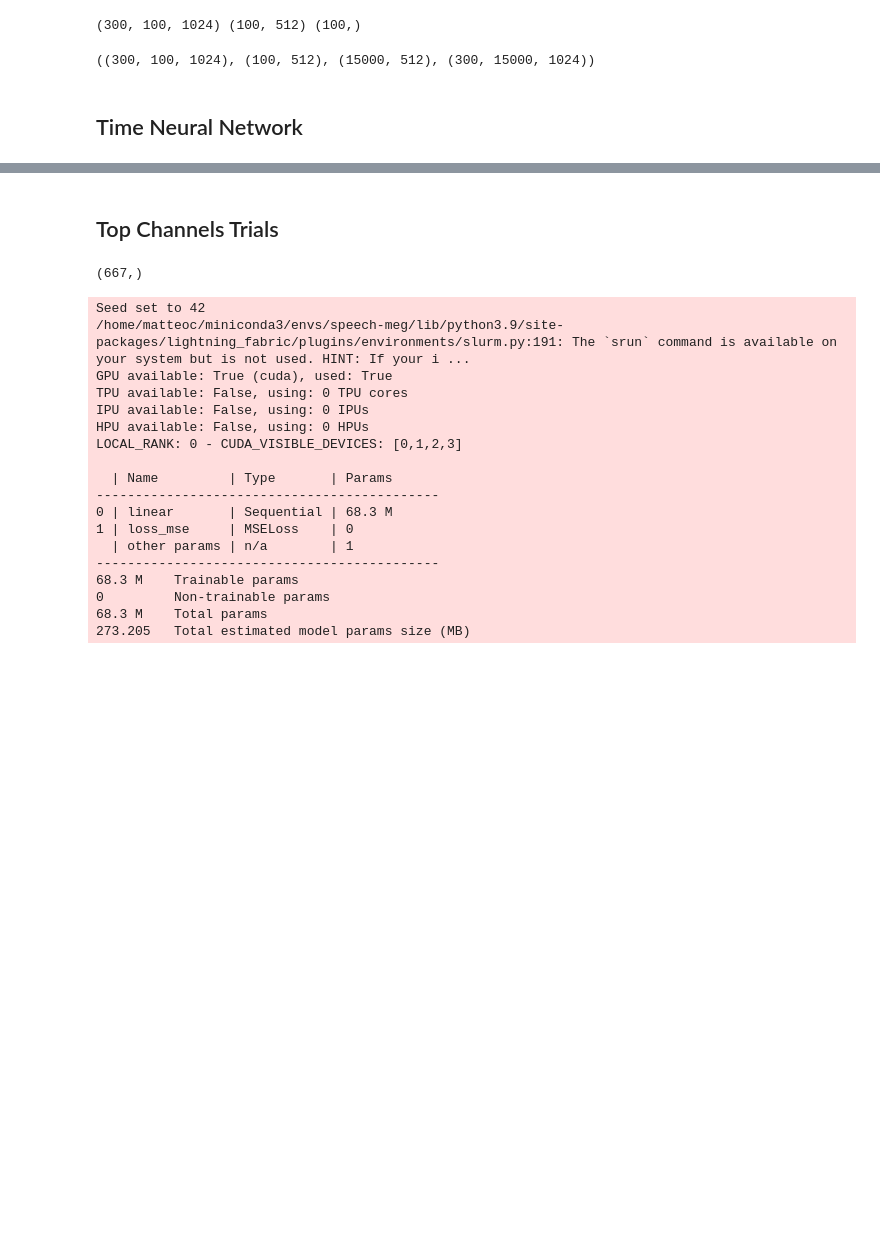
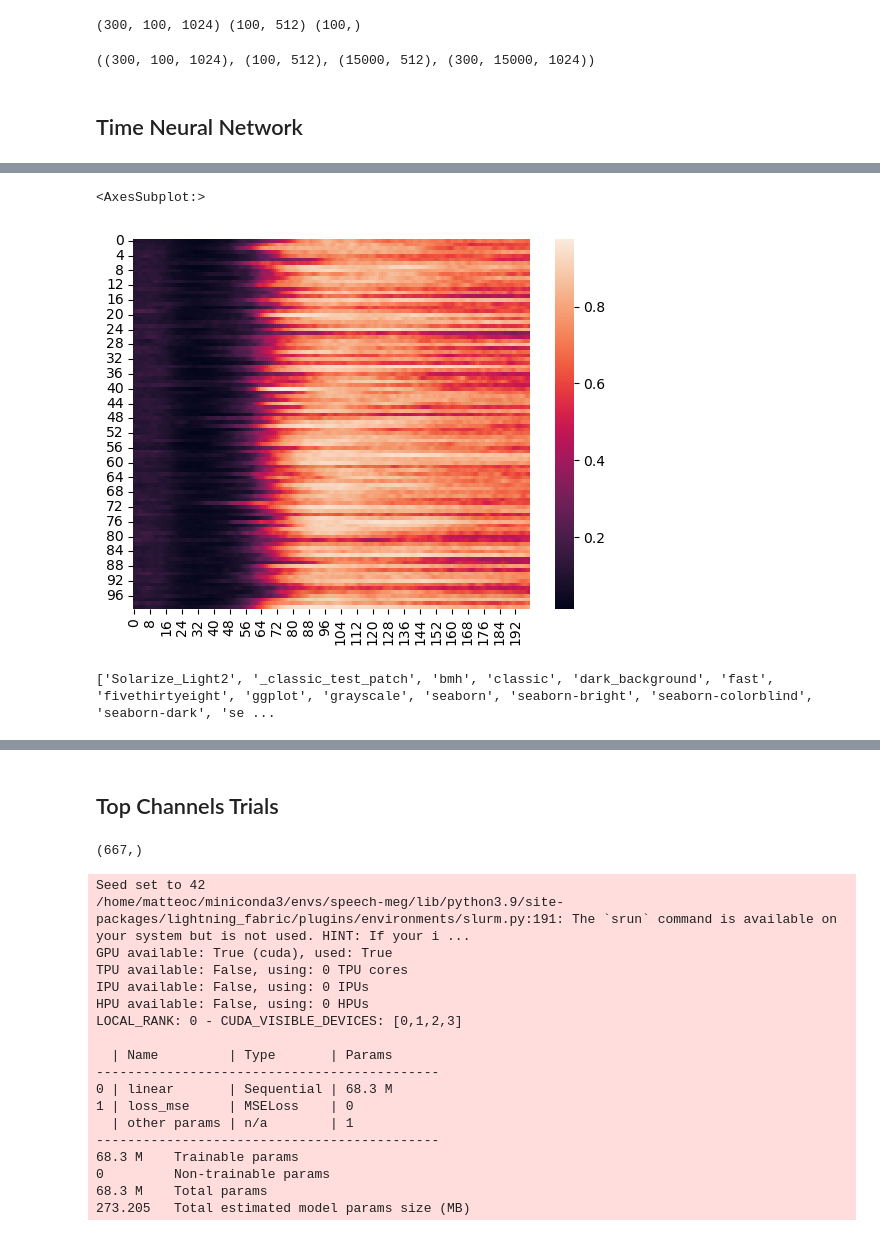
Before and after one commit to mattciff5/nlinear-monkeys, a Jupyter notebook: non_linear_monkeys.ipynb, the cells around one changed output, grey strips where cells are left out. Saved outputs shown, nothing was run; the diff lists cells and outputs as text; code cells hidden in the pictures; blank space fills up the shorter version.

Commit message:
attention weights and scaling laws

```diff
--- a/non_linear_monkeys.ipynb
+++ b/non_linear_monkeys.ipynb
@@ -370,7 +370,7 @@ from torch.utils.data import TensorDataset, DataLoader
 from torch.utils.data import random_split
 from sklearn.preprocessing import StandardScaler
 
-batch_size = 256
+batch_size = 128
 device = 'cuda:2'
 cuda_d = 2
 seed = 42
@@ -544,7 +544,7 @@ class SoftMapping(pl.LightningModule):
         attn_weights = torch.sigmoid(self.attn_linear(x))
         attn_out = torch.mean(attn_weights * x, dim=1)
         output = self.lin(attn_out)
-        return output
+        return output, attn_weights
 
     def cosine_similarity_matrix(self, A, B):
         A_norm = F.normalize(A, dim=1)
@@ -560,7 +560,8 @@ class SoftMapping(pl.LightningModule):
     def training_step(self, batch, batch_idx):
         x, y = batch
         # loss = self.loss_fn(self(x), y)
-        cos_matrix = self.cosine_similarity_matrix(self(x), y)
+        output, attn_weights = self(x)
+        cos_matrix = self.cosine_similarity_matrix(output, y)
         loss = self.contrastive_loss_nt(cos_matrix, self.tau)
         self.log("train_loss", loss, on_epoch=True, prog_bar=True)
         self.log("tau", torch.exp(self.log_tau).item(), prog_bar=True)
@@ -569,7 +570,8 @@ class SoftMapping(pl.LightningModule):
     def validation_step(self, batch, batch_idx):
         x, y = batch
         # loss = self.loss_cl(self(x), y)
-        cos_matrix = self.cosine_similarity_matrix(self(x), y)
+        output, attn_weights = self(x)
+        cos_matrix = self.cosine_similarity_matrix(output, y)
         loss = self.contrastive_loss_nt(cos_matrix, self.tau)
         self.log("val_loss", loss, on_epoch=True, prog_bar=True)
         return loss
@@ -702,12 +703,35 @@ x,y = next(iter(test_loader))
 
 y_pred=[]
 y_true=[]
+attn_weights_list = []
 
+model.eval()
+model.to(device)
 with torch.no_grad():
     for x,y in tqdm.tqdm(test_loader):
-        clone_model_ent = model.to(device)
-        y_hat = clone_model_ent(x)
+        y_hat, attn_weights = model(x)
         y_true.append(y)
         y_pred.append(y_hat)
+        attn_weights_list.append(attn_weights.cpu())
+
 y_pred=torch.cat(y_pred,0)
 y_true=torch.cat(y_true,0)
+attn_weights_test = torch.cat(attn_weights_list, dim=0).squeeze(-1)
+# %%
+import seaborn as sns
+from matplotlib.colors import LinearSegmentedColormap
+
+neuroposter_cmap = LinearSegmentedColormap.from_list('Neuroposter', (
+    # Edit this gradient at https://eltos.github.io/gradient/#Neuroposter=3C0080-9A5598-CFD357
+    (0.000, (0.235, 0.000, 0.502)),
+    (0.500, (0.604, 0.333, 0.596)),
+    (1.000, (0.812, 0.827, 0.341))))
+
+sns.heatmap(attn_weights_test)
+# %% [output]
+<AxesSubplot:>
+[figure, added]
+# %%
+print(plt.style.available)
+# %% [output]
+['Solarize_Light2', '_classic_test_patch', 'bmh', 'classic', 'dark_background', 'fast', 'fivethirtyeight', 'ggplot', 'grayscale', 'seaborn', 'seaborn-bright', 'seaborn-colorblind', 'seaborn-dark', 'se ...
```
Also changed, not shown: parts of 13 cells of this notebook.
